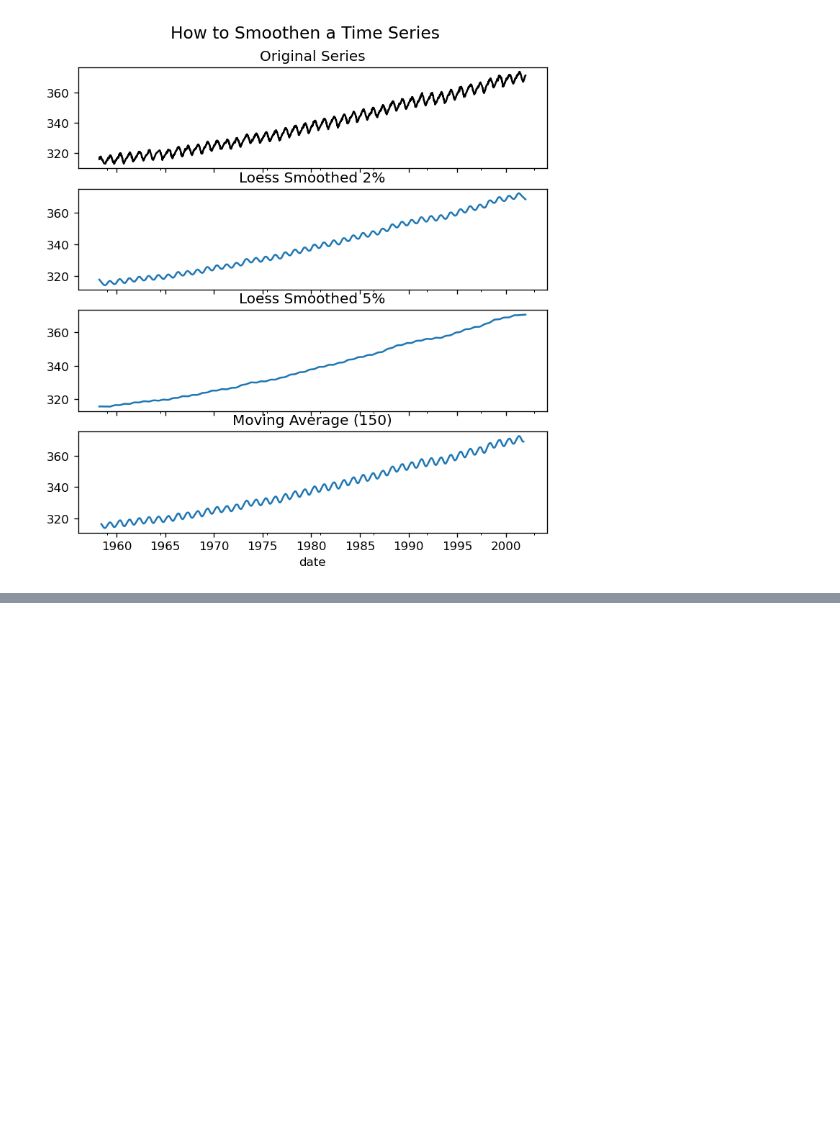
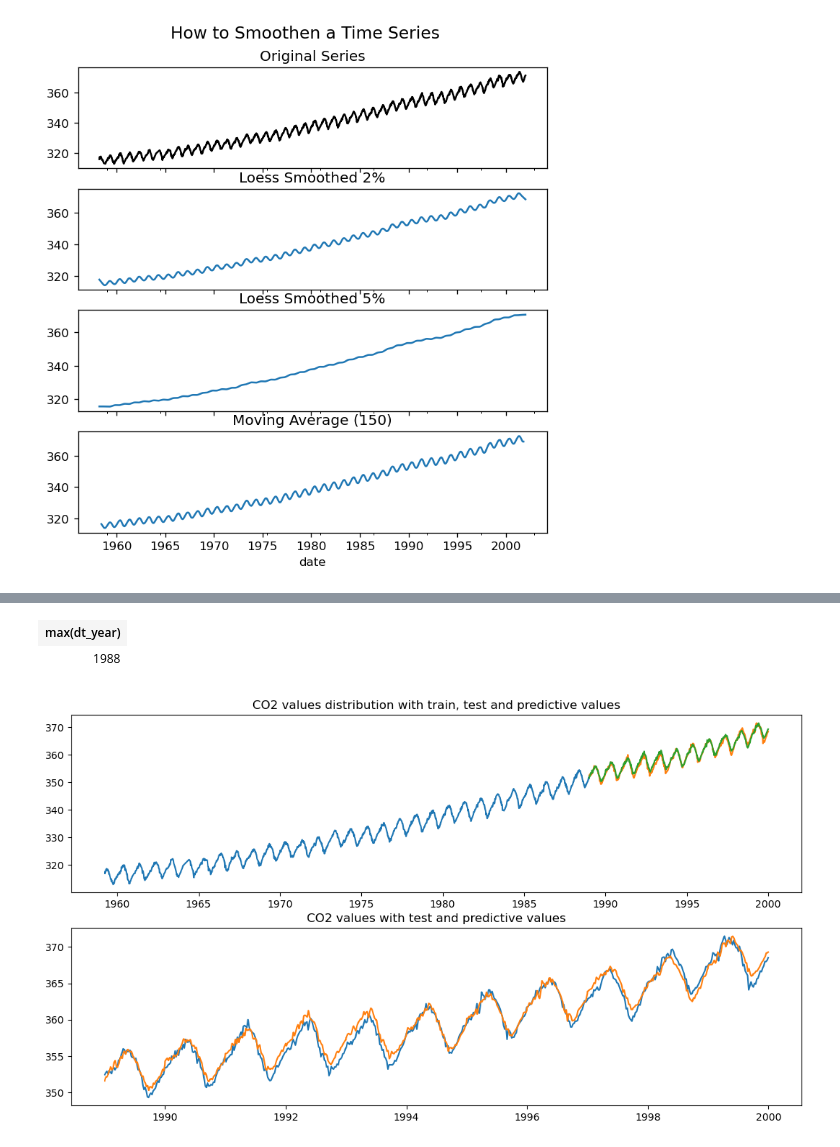
Before and after one commit to konsin1988/CO2_time_series_analysis_and_forecasting_pyspark, a Jupyter notebook: co2_model.ipynb, the cells around one changed output, grey strips where cells are left out. Saved outputs shown, nothing was run; the diff lists cells and outputs as text; code cells hidden in the pictures; blank space fills up the shorter version.

Commit message:
Catboost + start of ARIMA

```diff
--- a/co2_model.ipynb
+++ b/co2_model.ipynb
@@ -29,15 +40,37 @@ co2_pd1.head(5)
 | 1958-04-19 | 317.5 |
 | 1958-04-26 | 316.4 |
 # %%
+packages = [
+    "com.clickhouse.spark:clickhouse-spark-runtime-3.4_2.12:0.8.0",
+    "com.clickhouse:clickhouse-client:0.7.0",
+    "com.clickhouse:clickhouse-http-client:0.7.0",
+    "org.apache.httpcomponents.client5:httpclient5:5.2.1",
+    "ai.catboost:catboost-spark_3.5_2.12:1.2.8",
+    "com.sparkjava:spark-core:2.9.1",
+    "org.slf4j:slf4j-api:2.0.0-alpha1",
+    "org.slf4j:slf4j-simple:2.0.0-alpha1"
+]
+
 spark = (
     SparkSession
     .builder
     .master("local[*]")
     .appName("CO2 model development")
     .config("spark.sql.repl.eagerEval.enabled", True)
+    .config("spark.jars.packages", ",".join(packages))
     .getOrCreate()
 )
 
+spark.conf.set("spark.sql.catalog.clickhouse", "com.clickhouse.spark.ClickHouseCatalog")
+spark.conf.set("spark.sql.catalog.clickhouse.host", "127.0.0.1")
+spark.conf.set("spark.sql.catalog.clickhouse.protocol", "http")
+spark.conf.set("spark.sql.catalog.clickhouse.http_port", "8123")
+spark.conf.set("spark.sql.catalog.clickhouse.user", "konsin1988")
+spark.conf.set("spark.sql.catalog.clickhouse.password", "r13l02c1988")
+spark.conf.set("spark.sql.catalog.clickhouse.database", "credit")
+spark.conf.set("spark.clickhouse.write.format", "json")
+spark.conf.set("spark.sql.debug.maxToStringFields", 1000)      # truncate string col with features
+
 print(f"Spark version - {spark.version}")
 print(f"Scala version - {spark.sparkContext._gateway.jvm.scala.util.Properties.versionString()}")
 # %% [output]
@@ -547,0 +647,3 @@ plt.show()
+# %%
+df_train = df_features.filter(col('dt_year').isin([F.lit(x) for x in range(1959, 1989)]))
+df_test = df_features.filter(col('dt_year').isin([F.lit(x) for x in range(1989, 2000)]))
@@ -547,0 +692,3 @@ plt.show()
+# %%
+model = pipeline.fit(df_train)
+prediction = model.transform(df_test)
@@ -547,0 +706,24 @@ plt.show()
+# %%
+# pd.DataFrame(prediction.select(col("date"), col("prediction")).collect(), columns=['date', 'prediction'])
+# df_test.count()
+df_train.select(col('dt_year')).groupBy(col('dt_year')).count().orderBy(col('dt_year')).select(F.max(col('dt_year')))
+# %% [output]
+| max(dt_year) |
+| 1988 |
+# %%
+train_pd = df_train.select(col("date"), col("label")).toPandas().set_index('date')
+test_pd = df_test.select(col("date"), col("label")).toPandas().set_index('date')
+pred_pd = prediction.select(col("date"), col("prediction")).toPandas().set_index('date')
+# %%
+fig, (ax1, ax2) = plt.subplots(2, 1, figsize=(13, 7))
+ax1.plot(train_pd)
+ax1.plot(test_pd)
+ax1.plot(pred_pd)
+ax2.plot(test_pd)
+ax2.plot(pred_pd)
+
+ax1.set_title("CO2 values distribution with train, test and predictive values")
+ax2.set_title("CO2 values with test and predictive values")
+plt.show();
+# %% [output]
+[figure, added]
```
Also changed, not shown: parts of 35 cells of this notebook.
